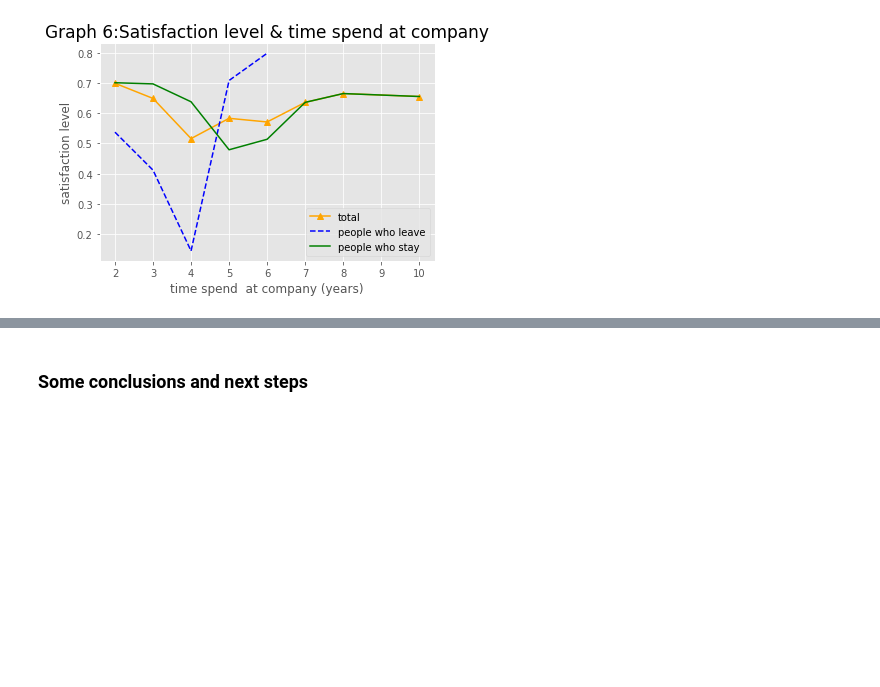
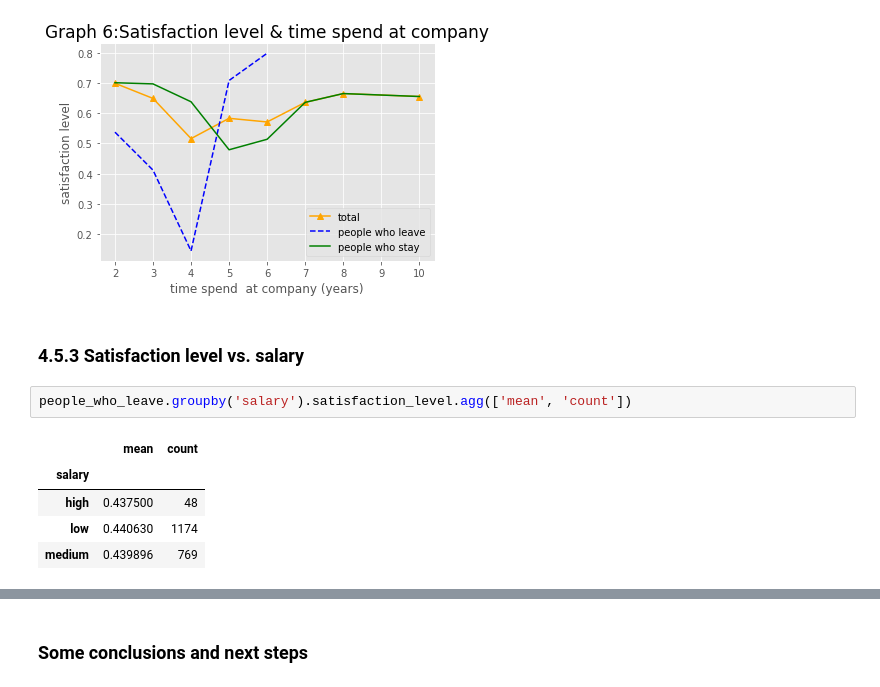
Before and after one commit to MariaGamero/TFM-ReasonsforEmployeeTurnover, a Jupyter notebook: 0.DataScrubbing.ipynb, the cells around one changed output, grey strips where cells are left out. Cells and saved outputs as stored; diff of their text form; blank space fills up the shorter version.

```diff
--- a/0.DataScrubbing.ipynb
+++ b/0.DataScrubbing.ipynb
@@ -502,3 +512,13 @@ plt.title('Graph 6:Satisfaction level & time spend at company', fontsize = 17)
 plt.show()
 # %% [output]
 [figure]
+# %% [markdown]
+### 4.5.3 Satisfaction level vs. salary
+# %%
+people_who_leave.groupby('salary').satisfaction_level.agg(['mean', 'count'])
+# %% [output]
+|  | mean | count |
+| salary |  |  |
+| high | 0.437500 | 48 |
+| low | 0.440630 | 1174 |
+| medium | 0.439896 | 769 |
```
Also changed, not shown: parts of 7 cells of this notebook.
